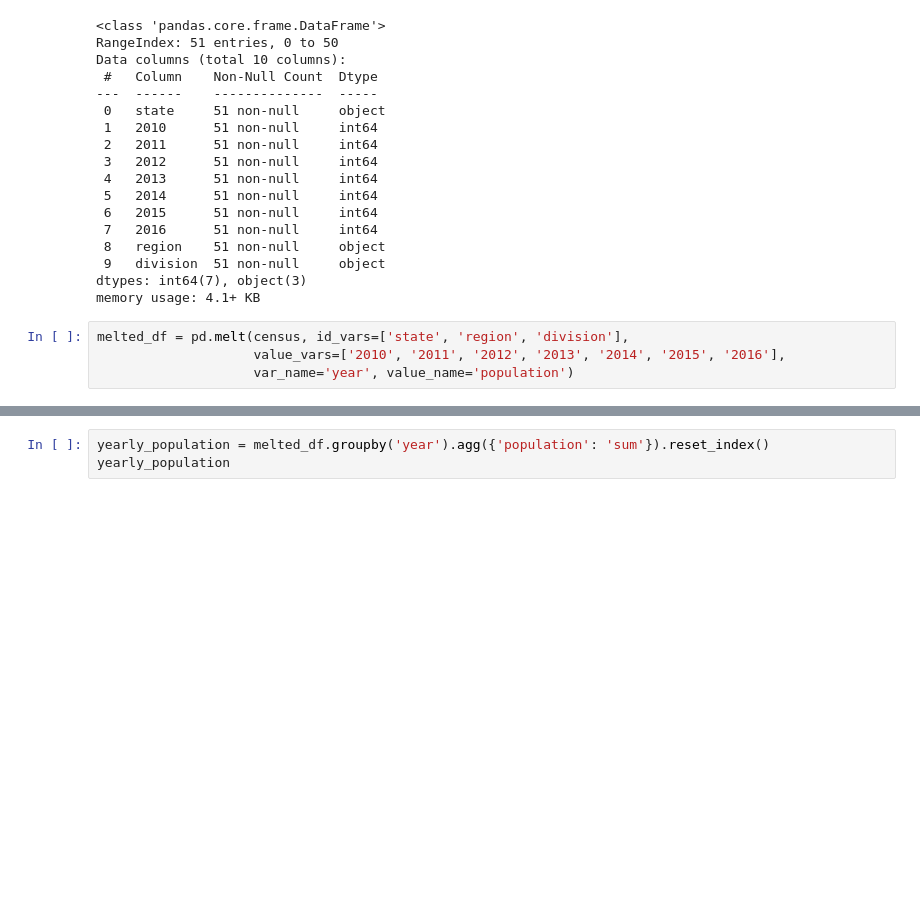
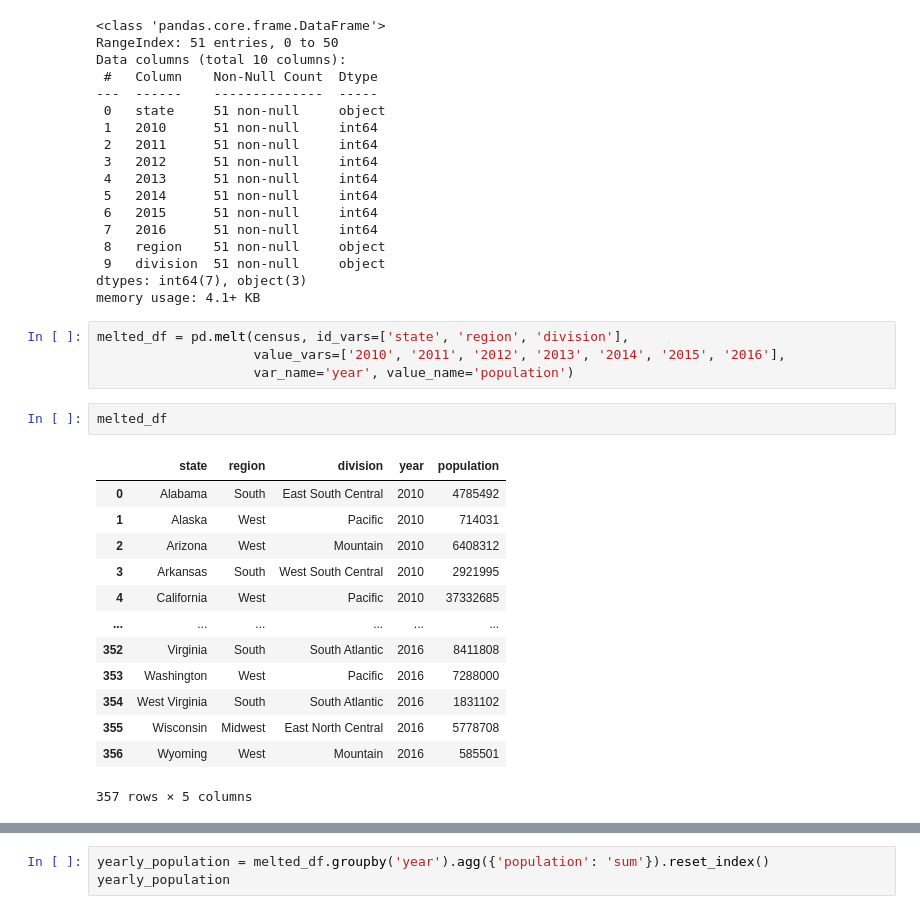
Before and after one commit to yuchild/magnimind_hw, a Jupyter notebook: pandas_practice.ipynb, the cells around one changed output, grey strips where cells are left out. Saved outputs shown, nothing was run; the diff lists cells and outputs as text; blank space fills up the shorter version.

```diff
--- a/pandas_practice.ipynb
+++ b/pandas_practice.ipynb
@@ -244,3 +235,19 @@ memory usage: 4.1+ KB
 melted_df = pd.melt(census, id_vars=['state', 'region', 'division'],
                     value_vars=['2010', '2011', '2012', '2013', '2014', '2015', '2016'],
                     var_name='year', value_name='population')
+# %%
+melted_df
+# %% [output]
+|  | state | region | division | year | population |
+| 0 | Alabama | South | East South Central | 2010 | 4785492 |
+| 1 | Alaska | West | Pacific | 2010 | 714031 |
+| 2 | Arizona | West | Mountain | 2010 | 6408312 |
+| 3 | Arkansas | South | West South Central | 2010 | 2921995 |
+| 4 | California | West | Pacific | 2010 | 37332685 |
+| ... | ... | ... | ... | ... | ... |
+| 352 | Virginia | South | South Atlantic | 2016 | 8411808 |
+| 353 | Washington | West | Pacific | 2016 | 7288000 |
+| 354 | West Virginia | South | South Atlantic | 2016 | 1831102 |
+| 355 | Wisconsin | Midwest | East North Central | 2016 | 5778708 |
+| 356 | Wyoming | West | Mountain | 2016 | 585501 |
+357 rows × 5 columns
```
Also changed, not shown: parts of 6 cells of this notebook, 11 other files.
